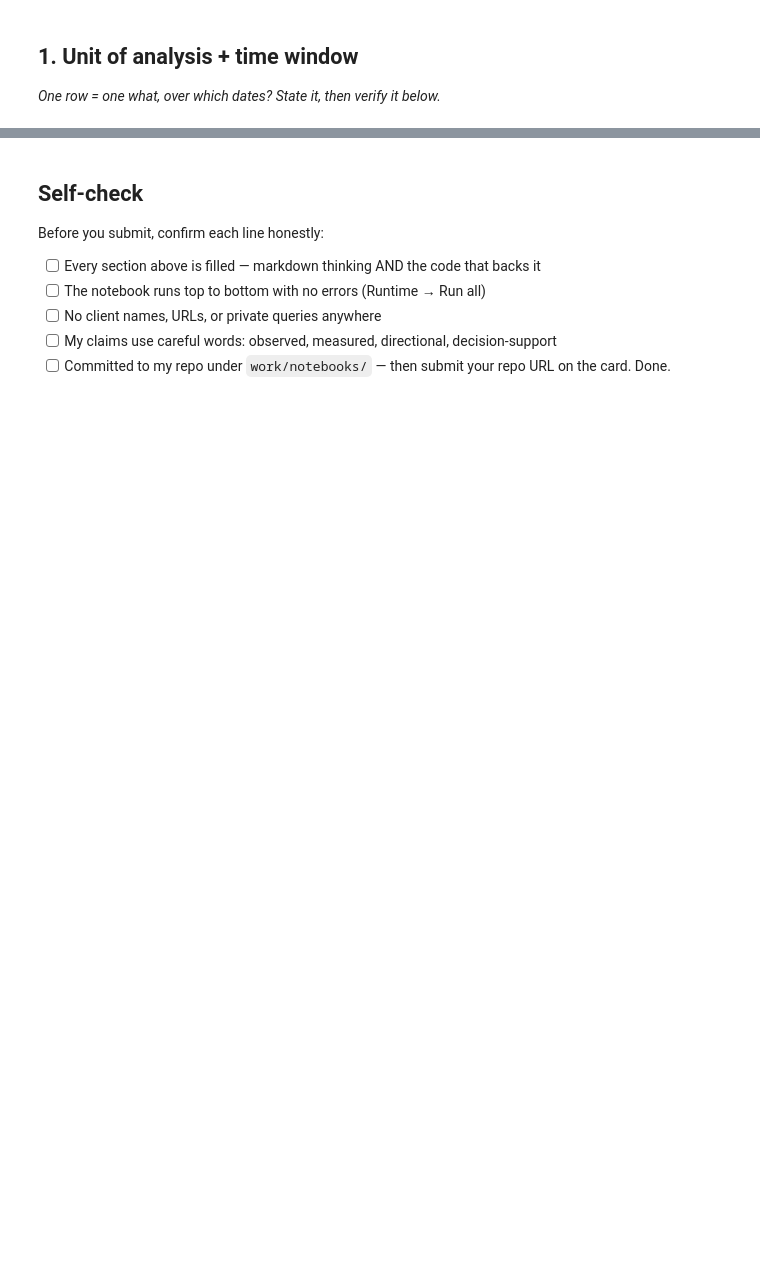
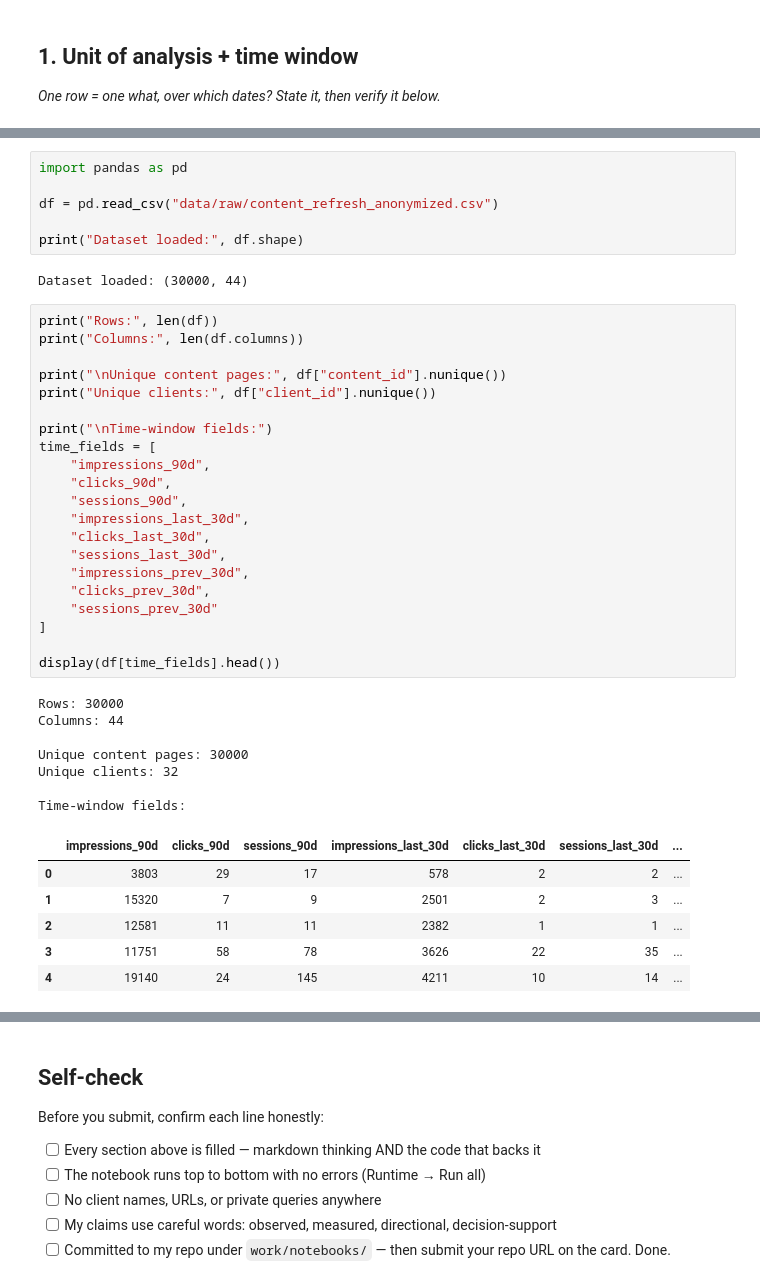
Before and after one commit to Sarahnjunge/starter-notebooks, a Jupyter notebook: work/notebooks/w03_data_contract.ipynb, the cells around one changed output, grey strips where cells are left out. Cells and saved outputs as stored; diff of their text form; blank space fills up the shorter version.

```diff
--- a/work/notebooks/w03_data_contract.ipynb
+++ b/work/notebooks/w03_data_contract.ipynb
@@ -36,0 +29,43 @@ This skeleton is yours to fill. Work the sections **in order** — each one has
+# %%
+import pandas as pd
+
+df = pd.read_csv("data/raw/content_refresh_anonymized.csv")
+
+print("Dataset loaded:", df.shape)
+# %% [output]
+Dataset loaded: (30000, 44)
+# %%
+print("Rows:", len(df))
+print("Columns:", len(df.columns))
+
+print("\nUnique content pages:", df["content_id"].nunique())
+print("Unique clients:", df["client_id"].nunique())
+
+print("\nTime-window fields:")
+time_fields = [
+    "impressions_90d",
+    "clicks_90d",
+    "sessions_90d",
+    "impressions_last_30d",
+    "clicks_last_30d",
+    "sessions_last_30d",
+    "impressions_prev_30d",
+    "clicks_prev_30d",
+    "sessions_prev_30d"
+]
+
+display(df[time_fields].head())
+# %% [output]
+Rows: 30000
+Columns: 44
+
+Unique content pages: 30000
+Unique clients: 32
+
+Time-window fields:
+|  | impressions_90d | clicks_90d | sessions_90d | impressions_last_30d | clicks_last_30d | sessions_last_30d | ... |
+| 0 | 3803 | 29 | 17 | 578 | 2 | 2 | ... |
+| 1 | 15320 | 7 | 9 | 2501 | 2 | 3 | ... |
+| 2 | 12581 | 11 | 11 | 2382 | 1 | 1 | ... |
+| 3 | 11751 | 58 | 78 | 3626 | 22 | 35 | ... |
+| 4 | 19140 | 24 | 145 | 4211 | 10 | 14 | ... |
```
Also changed, not shown: parts of 15 cells of this notebook.
